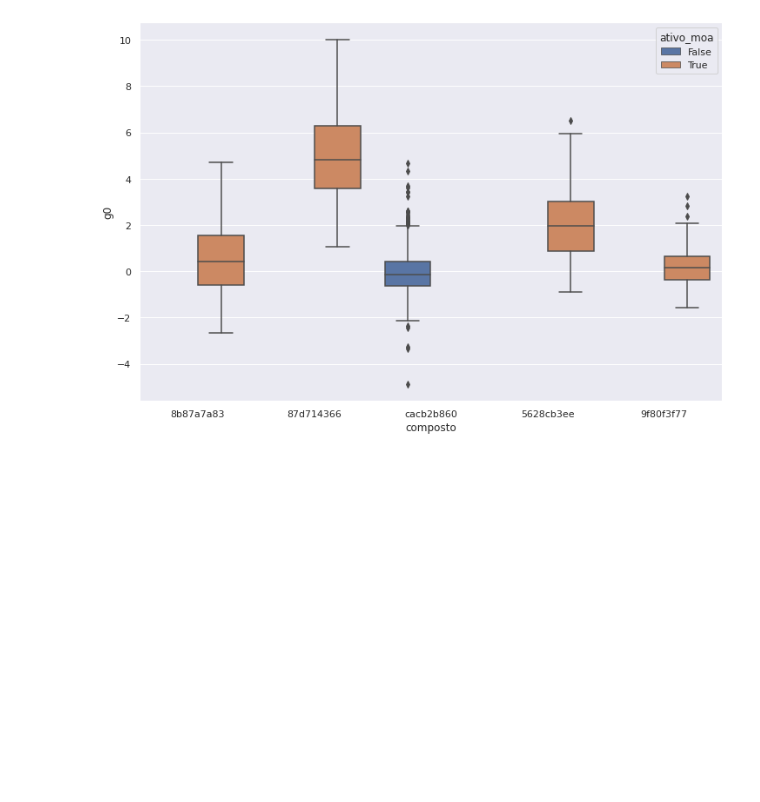
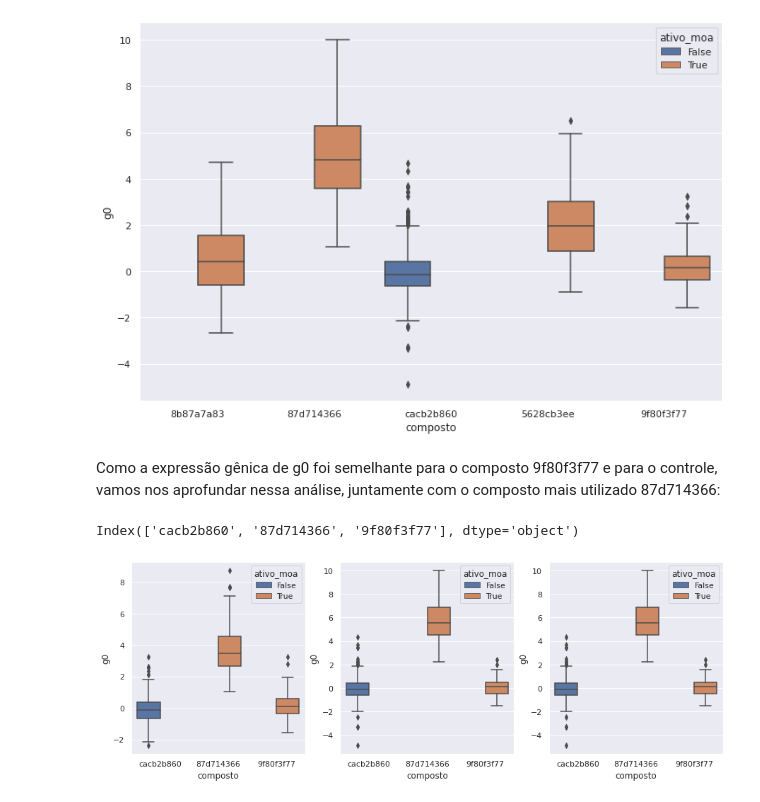
Before and after one commit to mantovani-mcl/imersao-dados-drug-discovery, a Jupyter notebook: imersaoDados.ipynb, the cells around one changed output. Cells and saved outputs as stored; diff of their text form; code cells hidden in the pictures; blank space fills up the shorter version.

```diff
--- a/imersaoDados.ipynb
+++ b/imersaoDados.ipynb
@@ -998,0 +1160,3 @@ Name: ativo_moa, dtype: int64
+# %%
+dados_resultados['eh_controle'] = (dados['tratamento'] == 'com_controle')
+dados_resultados.head()
@@ -998,0 +1184,5 @@ Name: ativo_moa, dtype: int64
+# %%
+dados_resultados['24'] = (dados['tempo'] == 24)
+dados_resultados['48'] = (dados['tempo'] == 48)
+dados_resultados['72'] = (dados['tempo'] == 72)
+dados_resultados.head()
@@ -998,0 +1197,3 @@ Name: ativo_moa, dtype: int64
+# %%
+dados_combinados = pd.merge(dados, dados_resultados[['id','n_moa', 'ativo_moa','eh_controle','24','48','72']], on='id')
+dados_combinados.head()
@@ -1025,3 +1249,25 @@ sns.boxplot(data = dados_combinados.query('composto in @compostos_mais_usados'),
 # %% [output]
 <matplotlib.axes._subplots.AxesSubplot at 0x...>
 [figure]
+# %% [markdown]
+Como a expressão gênica de g0 foi semelhante para o composto 9f80f3f77 e para o controle, vamos nos aprofundar nessa análise, juntamente com o composto mais utilizado 87d714366:
+# %%
+composto_principal = dados_combinados['composto'].value_counts().index[0:3]
+composto_principal
+# %% [output]
+Index(['cacb2b860', '87d714366', '9f80f3f77'], dtype='object')
+# %%
+fig, (ax1, ax2, ax3) = plt.subplots(1,3,figsize=(15,5))
+
+sns.boxplot(data = dados_combinados.query('composto in @composto_principal & tempo == 24'), y= 'g0', x='composto',
+            hue='ativo_moa', order=composto_principal, ax=ax1)
+
+sns.boxplot(data = dados_combinados.query('composto in @composto_principal & tempo == 48'), y= 'g0', x='composto',
+            hue='ativo_moa', order=composto_principal, ax=ax2)
+
+sns.boxplot(data = dados_combinados.query('composto in @composto_principal & tempo == 48'), y= 'g0', x='composto',
+            hue='ativo_moa', order=composto_principal, ax=ax3)
+
+plt.show()
+# %% [output]
+[figure, added]
```
Also changed, not shown: parts of 40 cells of this notebook.
